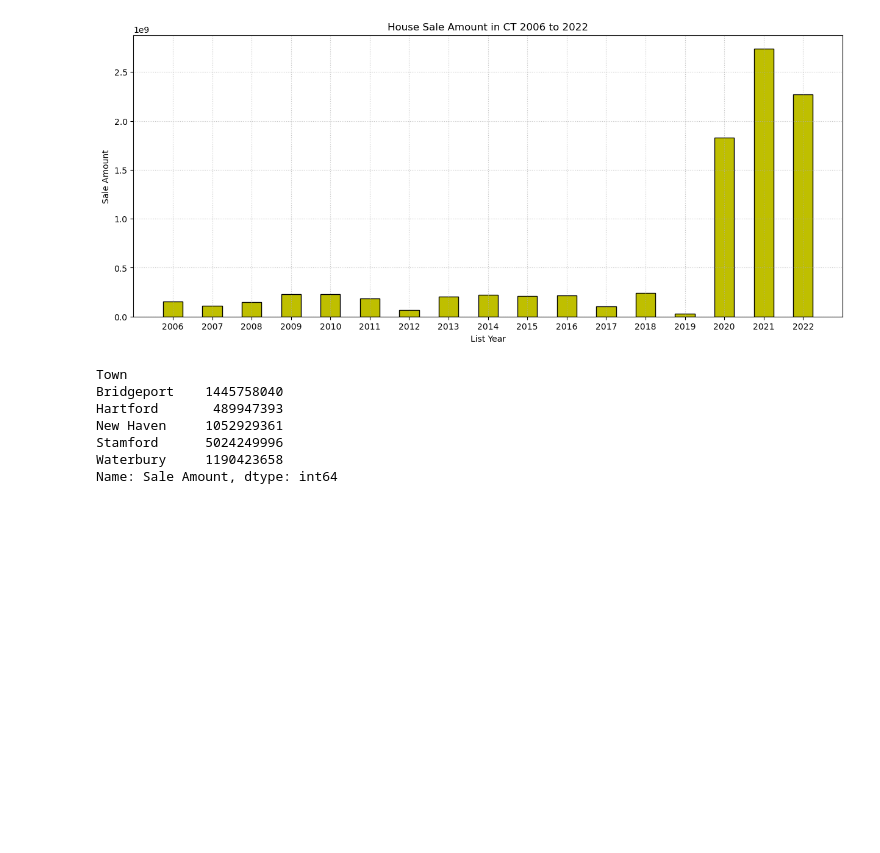
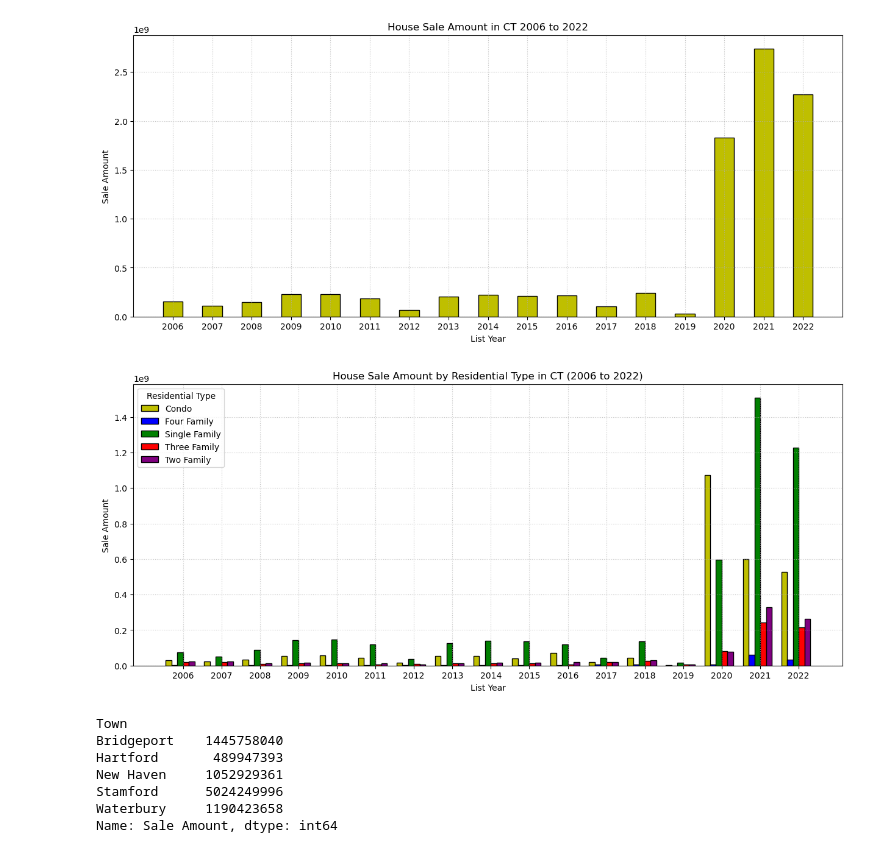
Before and after one commit to Cdenisemt/Project-1-Backup, a Jupyter notebook: Team_4_Main.ipynb, the cells around one changed output. Cells and saved outputs as stored; diff of their text form; code cells hidden in the pictures; blank space fills up the shorter version.

```diff
--- a/Team_4_Main.ipynb
+++ b/Team_4_Main.ipynb
@@ -219,3 +219,41 @@ plt.show()
 #The enormous increase starting in 2020 suggests a trend shift, influenced by the COVID-19 pandemic.
 #Housing markets in many regions saw massive demand spikes, high demand for space, and shifts in living preferences leading to sharp price increases.
 #The continuing high values in 2021 and 2022 suggest that the effects were not just temporary but may have led to a sustained shift in the market.
+# %%
+# Grouping by List Year and Residential Type
+rs_data_df['Sale Amount'] = pd.to_numeric(rs_data_df['Sale Amount'], errors='coerce')
+
+# Pivot table to reshape data for plotting (Sum Sale Amount by List Year and Residential Type)
+pivot_df = rs_data_df.pivot_table(values='Sale Amount', index='List Year', columns='Residential Type', aggfunc='sum')
+
+# Fill NaN values with 0 (optional, but it helps with graphing if some combinations are missing)
+pivot_df = pivot_df.fillna(0)
+
+# Plotting a clustered bar graph
+fig, ax = plt.subplots(figsize=(15, 6))
+
+# Get the years (x-axis) and the residential types (each category will have a different bar color)
+x = pivot_df.index
+bar_width = 0.15  # Width of each bar
+offset = 0  # Offset for each bar position
+
+# Define colors for each Residential Type
+colors = ['y', 'b', 'g', 'r', 'purple']  # Adjust the number of colors based on residential types
+
+# Plot each residential type's data
+for i, column in enumerate(pivot_df.columns):
+    ax.bar(x + offset, pivot_df[column], bar_width, label=column, color=colors[i], edgecolor='black')
+    offset += bar_width  # Shift bars to the right for the next residential type
+
+# Customizing the plot
+ax.set_ylabel('Sale Amount')
+ax.set_xlabel('List Year')
+ax.set_title('House Sale Amount by Residential Type in CT (2006 to 2022)')
+ax.set_xticks(x + bar_width * (len(pivot_df.columns) / 2))  # Adjust x-ticks to align with the middle of the clusters
+ax.set_xticklabels(pivot_df.index)
+ax.legend(title='Residential Type')
+
+plt.grid(True, linestyle=':', alpha=0.7)
+plt.show()
+# %% [output]
+[figure, added]
```
Also changed, not shown: parts of 2 cells of this notebook.
